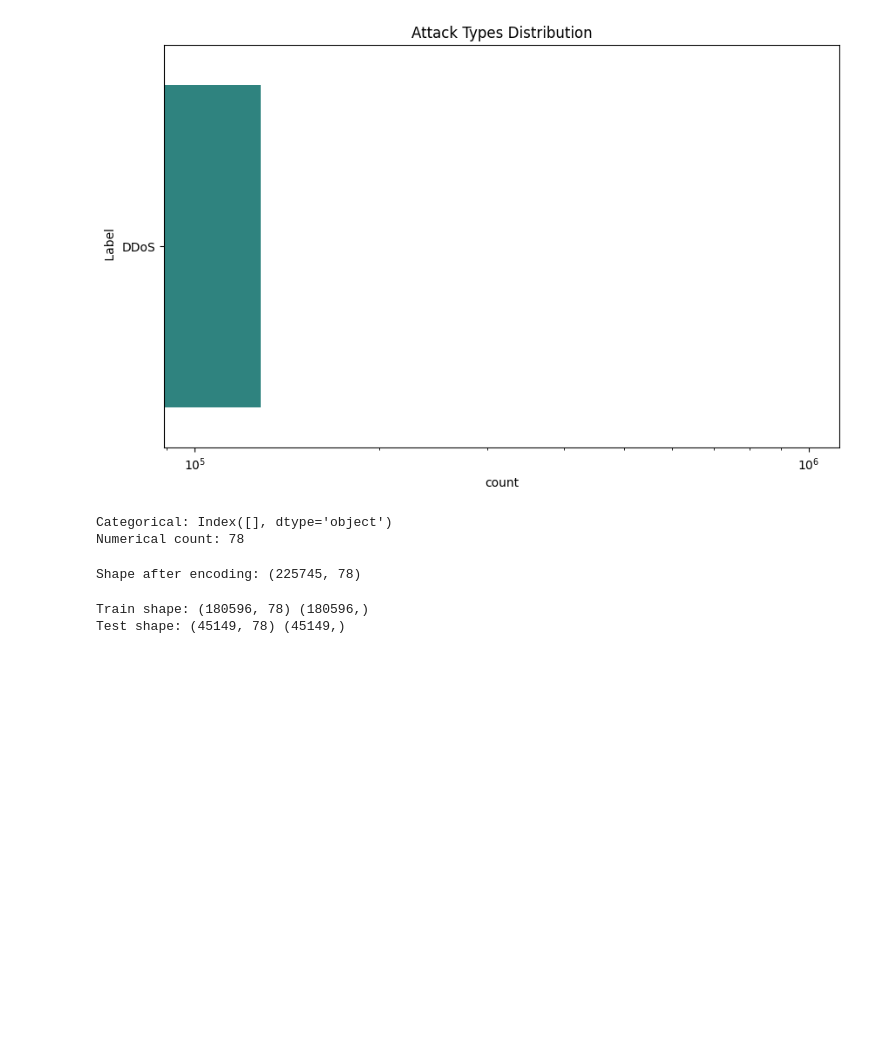
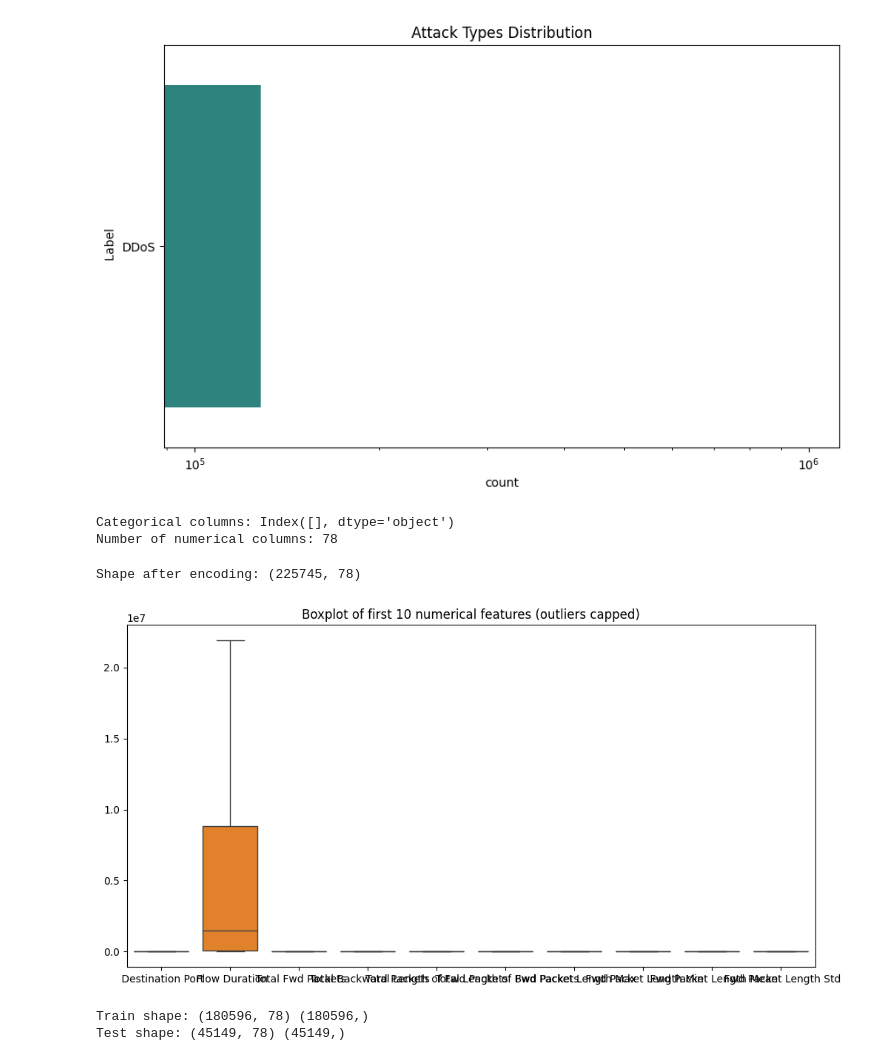
Before and after one commit to SpringBoardMentor193s/SentinelNet, a Jupyter notebook: notebooks/CICIDS2017.ipynb, the cells around one changed output. Drawn from its saved outputs; the diff is of its cells as text; code cells hidden in the pictures; blank space fills up the shorter version.

```diff
--- a/notebooks/CICIDS2017.ipynb
+++ b/notebooks/CICIDS2017.ipynb
@@ -55,3 +55,14 @@ df = df.fillna(0)
 print("After cleaning:", df.shape)
 # %% [output]
 After cleaning: (225745, 79)
+# %%
+# Replace infinite values & fill NaN
+df = df.replace([np.inf, -np.inf], np.nan)
+df = df.fillna(0)
+
+print("Shape after cleaning:", df.shape)
+
+# Data Profiling / Visualization
+print(df.info())
+print(df.describe())
+print("Missing values per column:\n", df.isnull().sum())
@@ -88,18 +117,18 @@ Passing `palette` without assigning `hue` is deprecated and will be removed in v
   sns.countplot(y=' Label', data=attack_df, order=attack_df[' Label'].value_counts().index, palette='viridis')
 [figure]
 # %%
-#Split features/target
+# Identify categorical and numerical features
 X = df.drop([' Label', 'attack_binary'], axis=1)
 y = df['attack_binary']
 
 categorical_cols = X.select_dtypes(include=['object']).columns
 numerical_cols = X.select_dtypes(include=[np.number]).columns
 
-print("Categorical:", categorical_cols)
-print("Numerical count:", len(numerical_cols))
+print("Categorical columns:", categorical_cols)
+print("Number of numerical columns:", len(numerical_cols))
 # %% [output]
-Categorical: Index([], dtype='object')
-Numerical count: 78
+Categorical columns: Index([], dtype='object')
+Number of numerical columns: 78
 # %%
 #One-Hot Encode categorical
 X = pd.get_dummies(X, columns=categorical_cols, drop_first=True)
@@ -107,6 +136,23 @@ X = pd.get_dummies(X, columns=categorical_cols, drop_first=True)
 print("Shape after encoding:", X.shape)
 # %% [output]
 Shape after encoding: (225745, 78)
+# %%
+#Handle Outliers (IQR)
+for col in numerical_cols:
+    Q1 = X[col].quantile(0.25)
+    Q3 = X[col].quantile(0.75)
+    IQR = Q3 - Q1
+    lower = Q1 - 1.5*IQR
+    upper = Q3 + 1.5*IQR
+    X[col] = np.where(X[col]<lower, lower, X[col])
+    X[col] = np.where(X[col]>upper, upper, X[col])
+
+plt.figure(figsize=(12,6))
+sns.boxplot(data=X[numerical_cols[:10]])
+plt.title("Boxplot of first 10 numerical features (outliers capped)")
+plt.show()
+# %% [output]
+[figure, added]
 # %%
 #Train-test split
 X_train, X_test, y_train, y_test = train_test_split(
```
Also changed, not shown: parts of 8 cells of this notebook.
